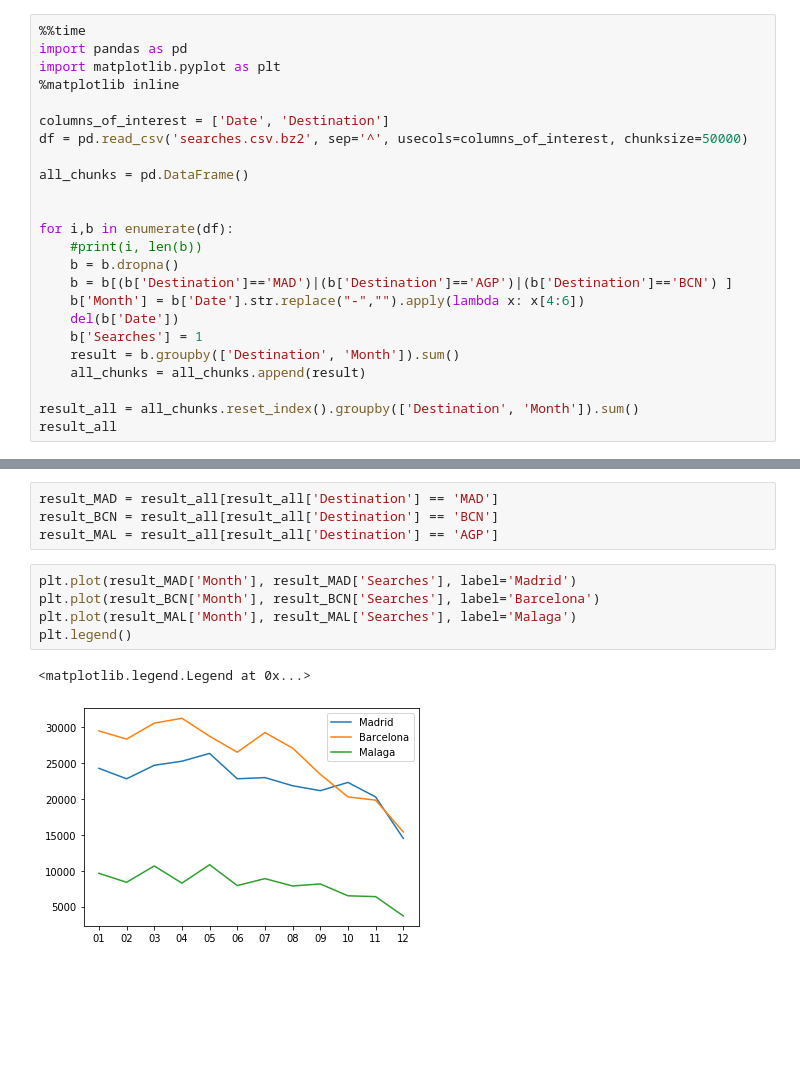
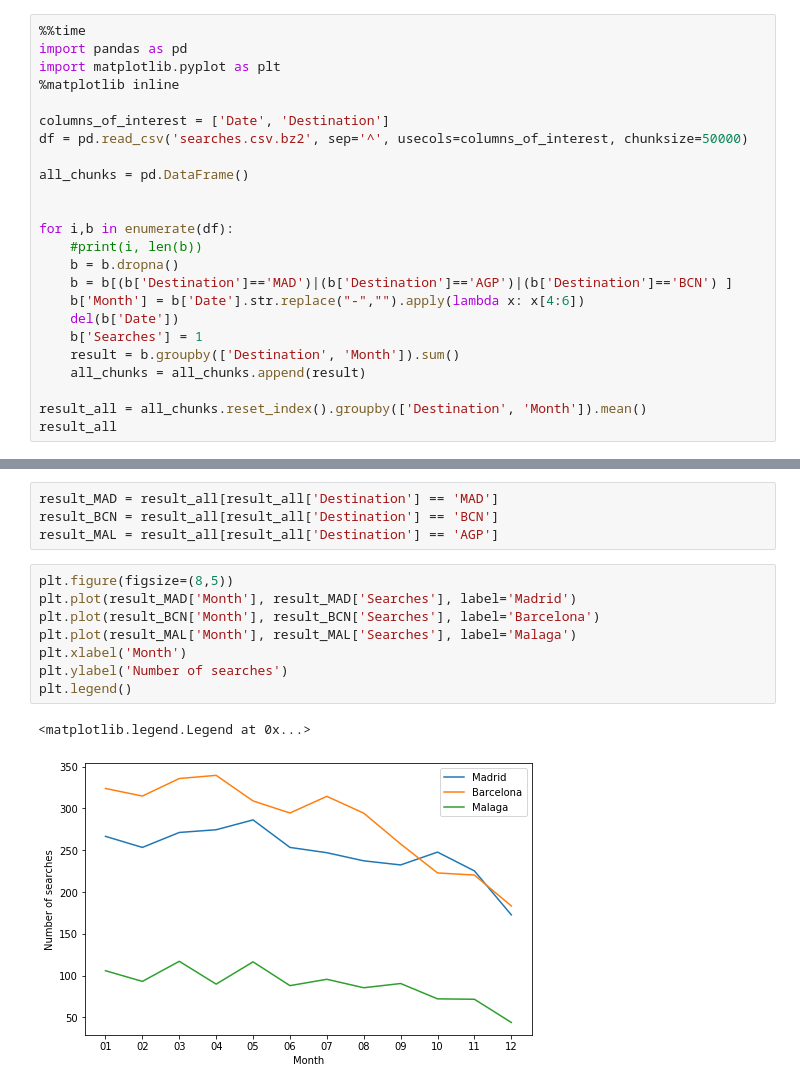
Before and after one commit to AngelArcones/Master_DS_Challenge, a Jupyter notebook: Exercises 3 and 4.ipynb, the cells around one changed output, grey strips where cells are left out. Drawn from its saved outputs; the diff is of its cells as text; blank space fills up the shorter version.

```diff
--- a/Exercises 3 and 4.ipynb
+++ b/Exercises 3 and 4.ipynb
@@ -182,6 +182,6 @@ for i,b in enumerate(df):
     result = b.groupby(['Destination', 'Month']).sum()
     all_chunks = all_chunks.append(result)
 
-result_all = all_chunks.reset_index().groupby(['Destination', 'Month']).sum()
+result_all = all_chunks.reset_index().groupby(['Destination', 'Month']).mean()
 result_all
 # %% [output]
@@ -233,10 +233,13 @@ result_MAD = result_all[result_all['Destination'] == 'MAD']
 result_BCN = result_all[result_all['Destination'] == 'BCN']
 result_MAL = result_all[result_all['Destination'] == 'AGP']
 # %%
+plt.figure(figsize=(8,5))
 plt.plot(result_MAD['Month'], result_MAD['Searches'], label='Madrid')
 plt.plot(result_BCN['Month'], result_BCN['Searches'], label='Barcelona')
 plt.plot(result_MAL['Month'], result_MAL['Searches'], label='Malaga')
+plt.xlabel('Month')
+plt.ylabel('Number of searches')
 plt.legend()
 # %% [output]
 <matplotlib.legend.Legend at 0x...>
-[figure, old version]
+[figure, new version]
```
Also changed, not shown: parts of 1 cell of this notebook.
